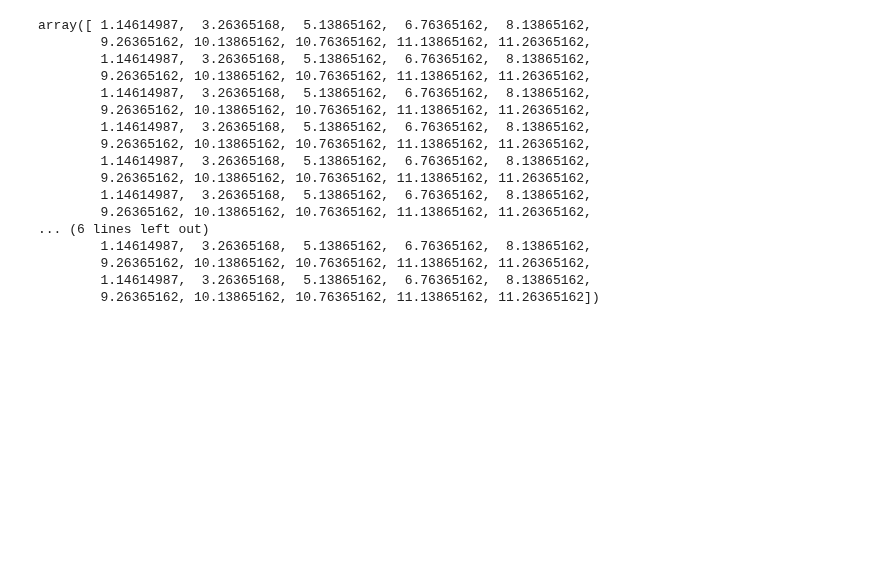
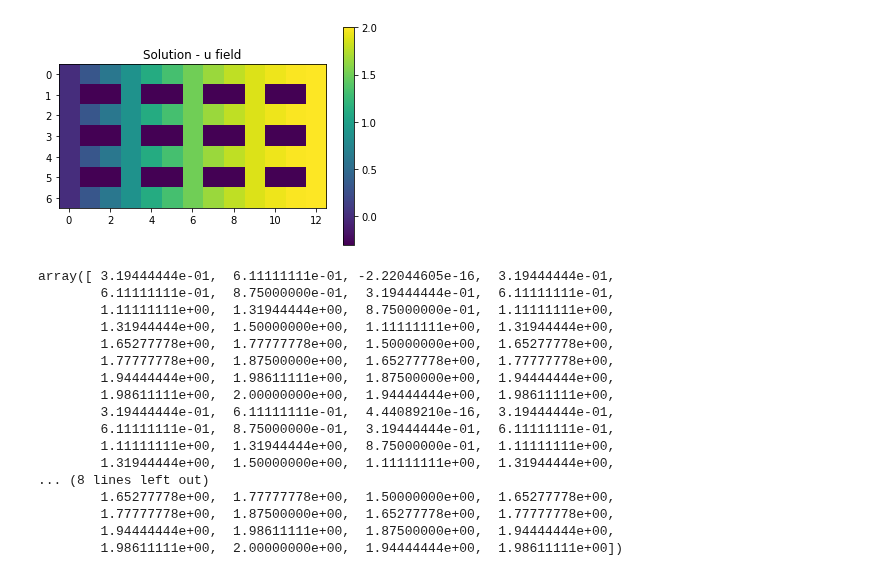
Before and after one commit to pauromeu/feti-dp-sp1, a Jupyter notebook: src/main_big.ipynb, the cells around one changed output. Drawn from its saved outputs; the diff is of its cells as text; code cells hidden in the pictures; blank space fills up the shorter version.

```diff
--- a/src/main_big.ipynb
+++ b/src/main_big.ipynb
@@ -59,52 +58,54 @@ Ks = np.genfromtxt('../data/big/localK_small.dat')
 left_r = np.array([4])
 right_r = np.array([7])
 bottom_r = np.array([1, 2])
 top_r = np.array([9, 10])
 
 bounds_r = [left_r, right_r, bottom_r, top_r]
 
 # Initial data
 # Number of subdomains
-Nsub_x = 10
-Nsub_y = 10
+Nsub_x = 4
+Nsub_y = 3
 
 qs_bottom_left = 0
 qs_bottom_right = 3
 qs_top_left = 8
 qs_top_right = 11
 
 qs = [qs_bottom_left, qs_bottom_right, qs_top_left, qs_top_right]
 
 rs = np.setdiff1d(np.arange(len(fs)), qs)
 
 m1 = SubdomainsMesh(Nsub_x, Nsub_y, Ks, fs, qs, rs, bounds_r)
 
 m1.set_A_global_local_matrices()
-
-m1.APq_array[0]
-
 m1.set_K_matrices()
 m1.set_B_matrices()
 m1.set_f_vectors()
 m1.set_d_vector()
 m1.set_uD_vector()
 m1.solve()
 m1.uP
+
+m1.plot_u_boundaries()
+
+m1.uR
 # %% [output]
+[figure, added]
-array([ 1.14614987,  3.26365168,  5.13865162,  6.76365162,  8.13865162,
-        9.26365162, 10.13865162, 10.76365162, 11.13865162, 11.26365162,
-        1.14614987,  3.26365168,  5.13865162,  6.76365162,  8.13865162,
-        9.26365162, 10.13865162, 10.76365162, 11.13865162, 11.26365162,
-        1.14614987,  3.26365168,  5.13865162,  6.76365162,  8.13865162,
-        9.26365162, 10.13865162, 10.76365162, 11.13865162, 11.26365162,
-        1.14614987,  3.26365168,  5.13865162,  6.76365162,  8.13865162,
-        9.26365162, 10.13865162, 10.76365162, 11.13865162, 11.26365162,
-        1.14614987,  3.26365168,  5.13865162,  6.76365162,  8.13865162,
-        9.26365162, 10.13865162, 10.76365162, 11.13865162, 11.26365162,
-        1.14614987,  3.26365168,  5.13865162,  6.76365162,  8.13865162,
-        9.26365162, 10.13865162, 10.76365162, 11.13865162, 11.26365162,
-... (6 lines left out)
-        1.14614987,  3.26365168,  5.13865162,  6.76365162,  8.13865162,
-        9.26365162, 10.13865162, 10.76365162, 11.13865162, 11.26365162,
-        1.14614987,  3.26365168,  5.13865162,  6.76365162,  8.13865162,
-        9.26365162, 10.13865162, 10.76365162, 11.13865162, 11.26365162])
+array([ 3.19444444e-01,  6.11111111e-01, -2.22044605e-16,  3.19444444e-01,
+        6.11111111e-01,  8.75000000e-01,  3.19444444e-01,  6.11111111e-01,
+        1.11111111e+00,  1.31944444e+00,  8.75000000e-01,  1.11111111e+00,
+        1.31944444e+00,  1.50000000e+00,  1.11111111e+00,  1.31944444e+00,
+        1.65277778e+00,  1.77777778e+00,  1.50000000e+00,  1.65277778e+00,
+        1.77777778e+00,  1.87500000e+00,  1.65277778e+00,  1.77777778e+00,
+        1.94444444e+00,  1.98611111e+00,  1.87500000e+00,  1.94444444e+00,
+        1.98611111e+00,  2.00000000e+00,  1.94444444e+00,  1.98611111e+00,
+        3.19444444e-01,  6.11111111e-01,  4.44089210e-16,  3.19444444e-01,
+        6.11111111e-01,  8.75000000e-01,  3.19444444e-01,  6.11111111e-01,
+        1.11111111e+00,  1.31944444e+00,  8.75000000e-01,  1.11111111e+00,
+        1.31944444e+00,  1.50000000e+00,  1.11111111e+00,  1.31944444e+00,
+... (8 lines left out)
+        1.65277778e+00,  1.77777778e+00,  1.50000000e+00,  1.65277778e+00,
+        1.77777778e+00,  1.87500000e+00,  1.65277778e+00,  1.77777778e+00,
+        1.94444444e+00,  1.98611111e+00,  1.87500000e+00,  1.94444444e+00,
+        1.98611111e+00,  2.00000000e+00,  1.94444444e+00,  1.98611111e+00])
```
Also changed, not shown: parts of 9 cells of this notebook, 18 other files.
